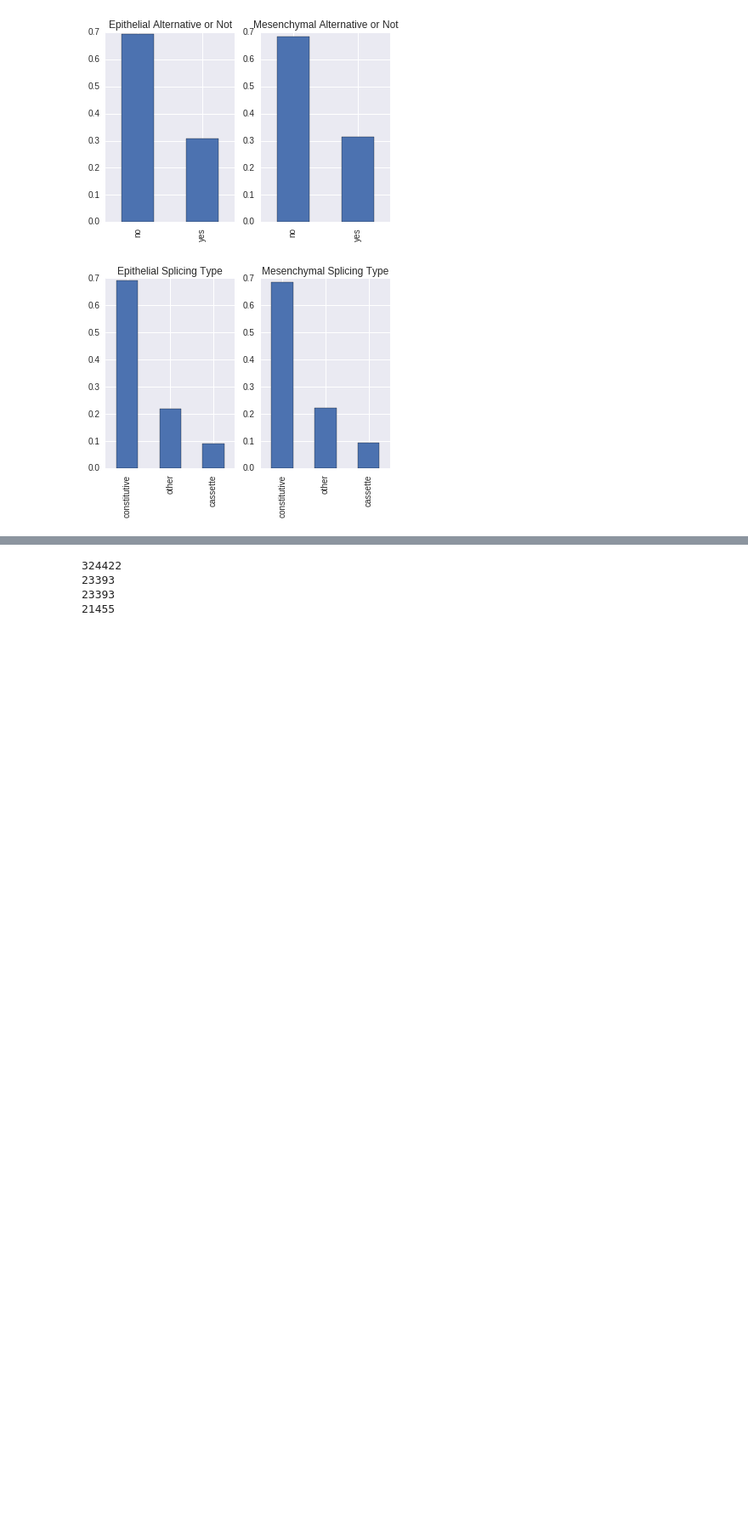
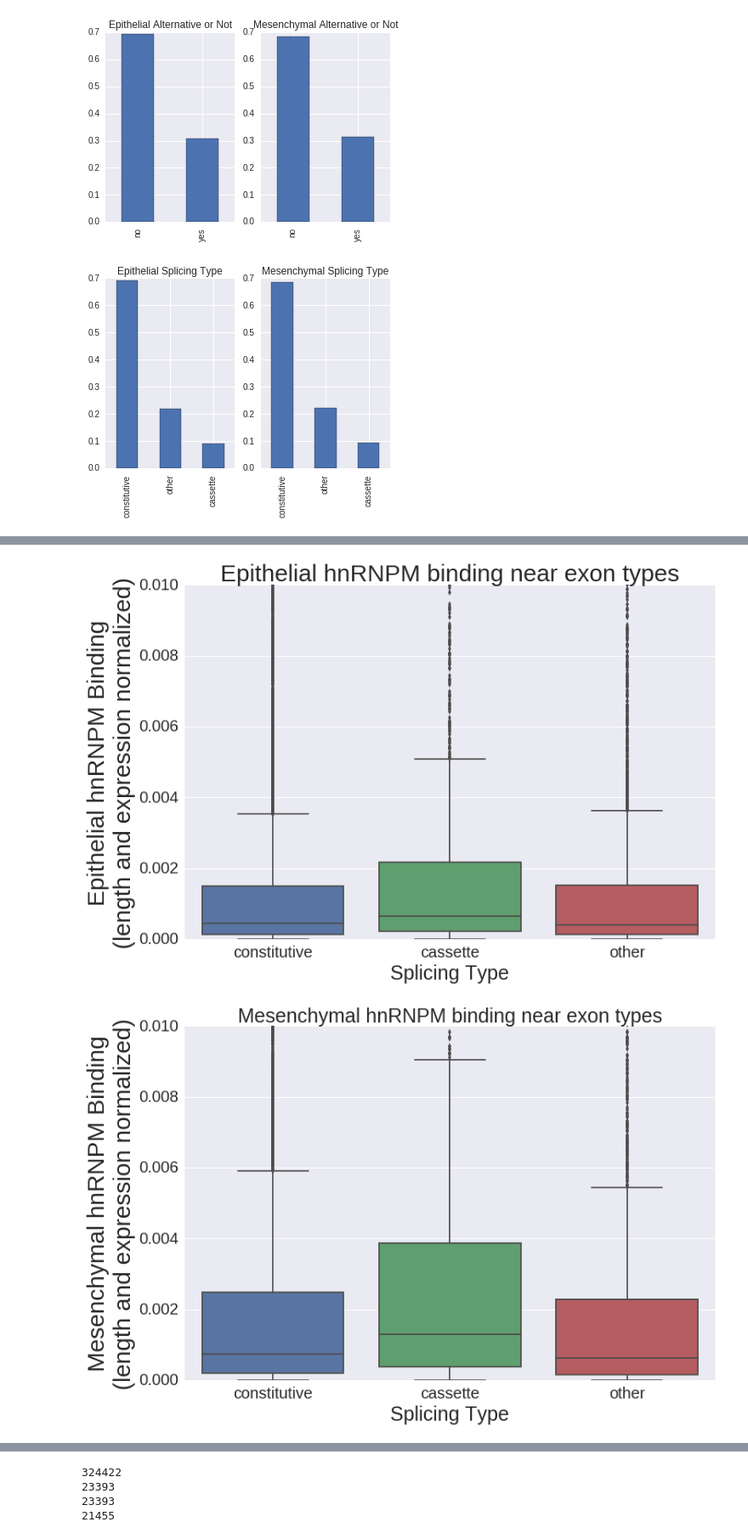
Before and after one commit to seharvey2012/programmatic_analysis, a Jupyter notebook: getting_clipper_to_work/clipper_runs_working_with_individual_rt_stops/exon_centric_analysis_of_splicing_individual_rt_stops.ipynb, the cells around one changed output, grey strips where cells are left out. Shown: that part at 85% size. Saved outputs shown, nothing was run; the diff lists cells and outputs as text; code cells hidden in the pictures; blank space fills up the shorter version.

```diff
--- a/getting_clipper_to_work/clipper_runs_working_with_individual_rt_stops/exon_centric_analysis_of_splicing_individual_rt_stops.ipynb
+++ b/getting_clipper_to_work/clipper_runs_working_with_individual_rt_stops/exon_centric_analysis_of_splicing_individual_rt_stops.ipynb
@@ -285,0 +296,39 @@ print('Mesenchymal Wilcoxon Constitutive to Other',ss.ranksums(values_per_group[
+# %%
+#Anna suggests that I try the violin plot from sns
+#remember that all fo the data is stored in intersect df
+import seaborn as sns
+sns.set(font_scale=2)
+sns.set_style(style='darkgrid')
+
+
+#set biotype
+intersect_df_biotype = intersect_df[intersect_df.biotype == "protein_coding"]
+
+# intersect_df_biotype = intersect_df
+
+#set the order of the names
+cols = ['constitutive','cassette','other']
+
+dmso = intersect_df_biotype[intersect_df_biotype.hnM_DMSO_clip_fpkm_length_norm > 0]
+tam = intersect_df_biotype[intersect_df_biotype.hnM_TAM_clip_fpkm_length_norm > 0]
+
+plt.figure(figsize=(12,8))
+plt.title('Epithelial hnRNPM binding near exon types',fontsize=30)
+dmso_violin = seaborn.boxplot(x='splicing_type',y='hnM_DMSO_clip_fpkm_length_norm',data=dmso,order=cols)
+dmso_violin.set_ylim(top=0.01,bottom=0)
+dmso_violin.set_xlabel('Splicing Type',fontsize=25)
+dmso_violin.set_ylabel('Epithelial hnRNPM Binding\n(length and expression normalized)',fontsize=30)
+plt.show()
+
+
+plt.figure(figsize=(12,8))
+plt.title('Mesenchymal hnRNPM binding near exon types',fontsize=25)
+tam_violin = seaborn.boxplot(x='splicing_type',y='hnM_TAM_clip_fpkm_length_norm',data=tam,order=cols)
+tam_violin.set_ylim(top=0.02,bottom=-.005)
+tam_violin.set_ylim(top=0.01,bottom=0)
+tam_violin.set_xlabel('Splicing Type',fontsize=25)
+tam_violin.set_ylabel('Mesenchymal hnRNPM Binding\n(length and expression normalized)',fontsize=30)
+plt.show()
+# %% [output]
+[figure, added]
+[figure, added]
```
Also changed, not shown: parts of 6 cells of this notebook, 5 other files.
